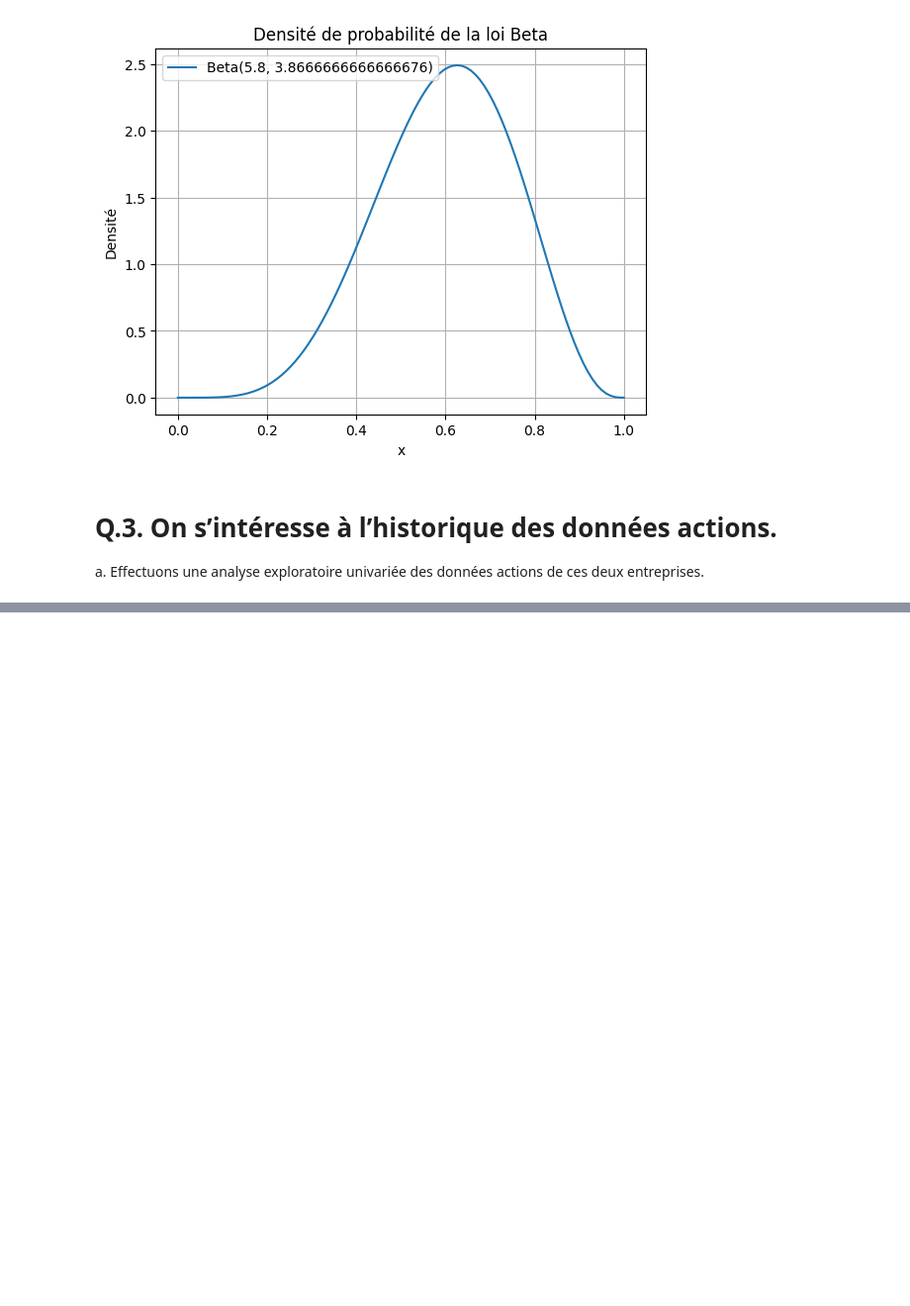
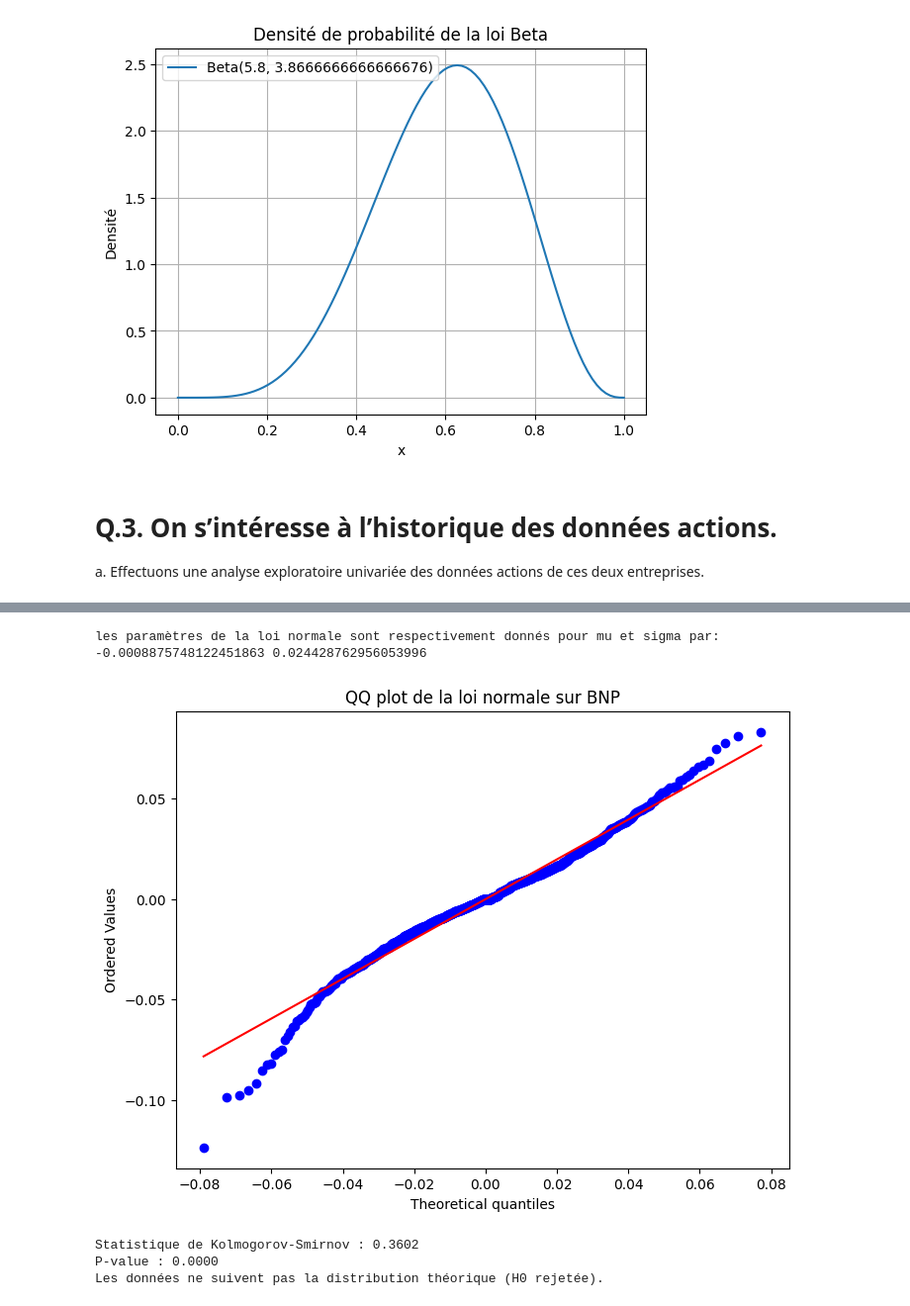
Before and after one commit to Jeangrivo/Gestion-des-Risques-Multiples, a Jupyter notebook: projet_marilene.ipynb, the cells around one changed output, grey strips where cells are left out. Shown at 99% size. Drawn from its saved outputs; the diff is of its cells as text; code cells hidden in the pictures; blank space fills up the shorter version.

```diff
--- a/projet_marilene.ipynb
+++ b/projet_marilene.ipynb
@@ -86,3 +86,8 @@ plot_beta_density(a_hat_BNP, b_hat_BNP)
 # %% [markdown]
 # Q.3. On s’intéresse à l’historique des données actions.
 a. Effectuons une analyse exploratoire univariée des données actions de ces deux entreprises.
+# %%
+import pandas as pd
+
+data_equity = pd.read_csv("data.txt", sep="\s+", header=0)
+data_equity.head() # Affiche les premières lignes du DataFrame
@@ -88,0 +210,13 @@ a. Effectuons une analyse exploratoire univariée des données actions de ces de
+# %%
+import numpy as np
+import pandas as pd
+
+# Générer un échantillon de taille 1000 à partir d'une loi normale (moyenne=0, écart-type=1)
+np.random.seed(0)  # Pour la reproductibilité
+data = np.random.normal(loc=0, scale=1, size=10000)
+
+# Calcul de la kurtosis
+kurtosis_value = pd.Series(data).kurtosis()
+
+# Affichage du résultat
+print("Kurtosis de la loi normale :", kurtosis_value)
@@ -88,0 +229,24 @@ a. Effectuons une analyse exploratoire univariée des données actions de ces de
+# %%
+import numpy as np
+import pandas as pd
+import scipy.stats as stats
+import matplotlib.pyplot as plt
+
+def dist_normal(df, colonne):
+    """
+    Fitte une loi normale sur la colonne spécifiée d'un DataFrame
+    et affiche un QQ plot pour comparer les données à la loi normale.
+
+    """
+    # Extraire les données de la colonne
+    data = df[colonne]
+
+    # Estimation des paramètres de la loi normale (moyenne et écart-type)
+    mu, std = stats.norm.fit(data)
+    print("les paramètres de la loi normale sont respectivement donnés pour mu et sigma par:", mu,std)
+
+    # Tracer le QQ plot
+    plt.figure(figsize=(8, 6))
+    stats.probplot(data, dist="norm", sparams=(mu, std), plot=plt)
+    plt.title(f'QQ plot de la loi normale sur {colonne}')
+    plt.show()
@@ -88,0 +263,5 @@ a. Effectuons une analyse exploratoire univariée des données actions de ces de
+# %%
+dist_normal(log_returns, "BNP")
+# %% [output]
+les paramètres de la loi normale sont respectivement donnés pour mu et sigma par: -0.0008875748122451863 0.024428762956053996
+[figure, added]
@@ -88,0 +296,7 @@ a. Effectuons une analyse exploratoire univariée des données actions de ces de
+# %%
+# Effectuer le test KS sur la colonne 'log_returns' contre la loi uniforme
+test_ks(log_returns,"BNP", dist="uniform")
+# %% [output]
+Statistique de Kolmogorov-Smirnov : 0.3602
+P-value : 0.0000
+Les données ne suivent pas la distribution théorique (H0 rejetée).
```
Also changed, not shown: parts of 23 cells of this notebook.
